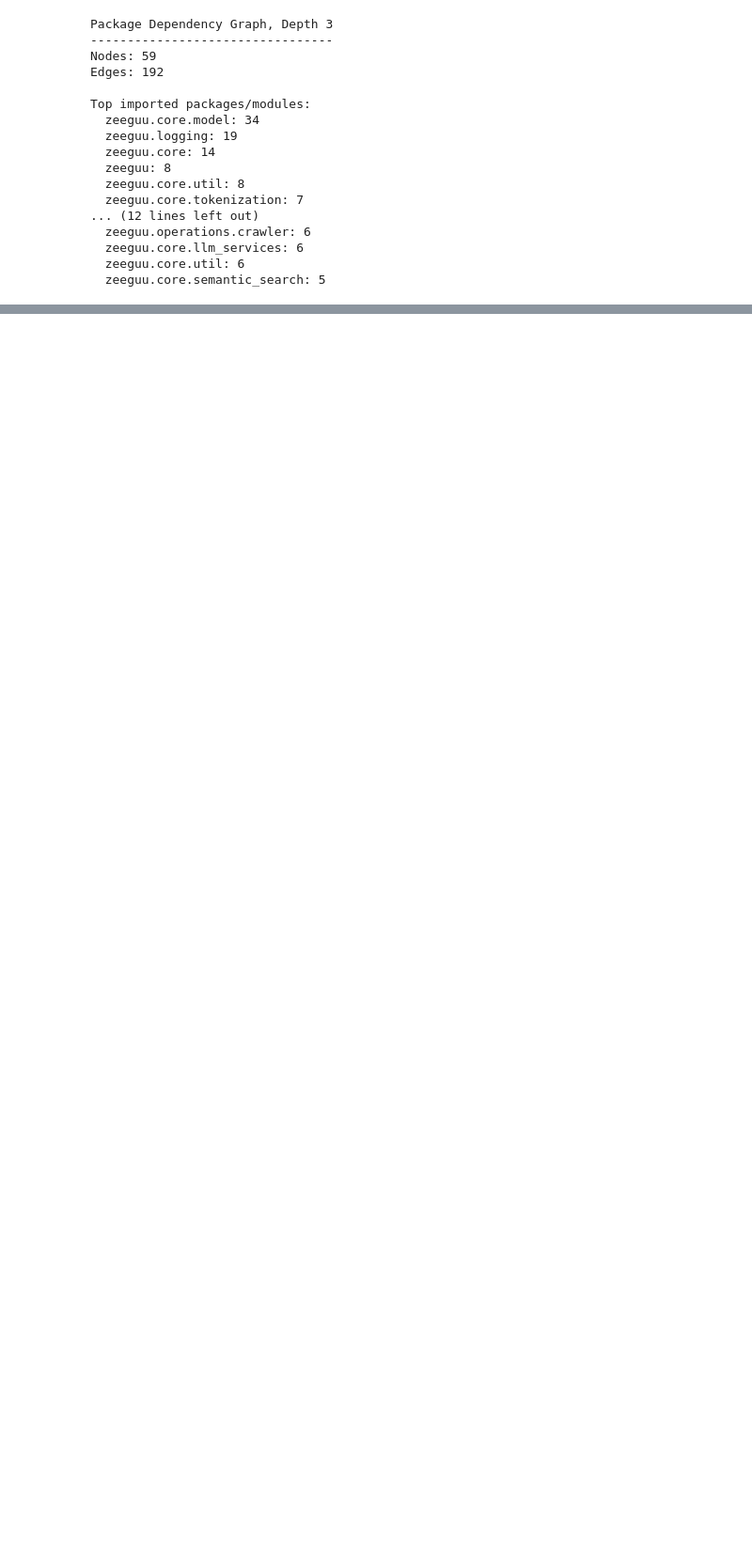
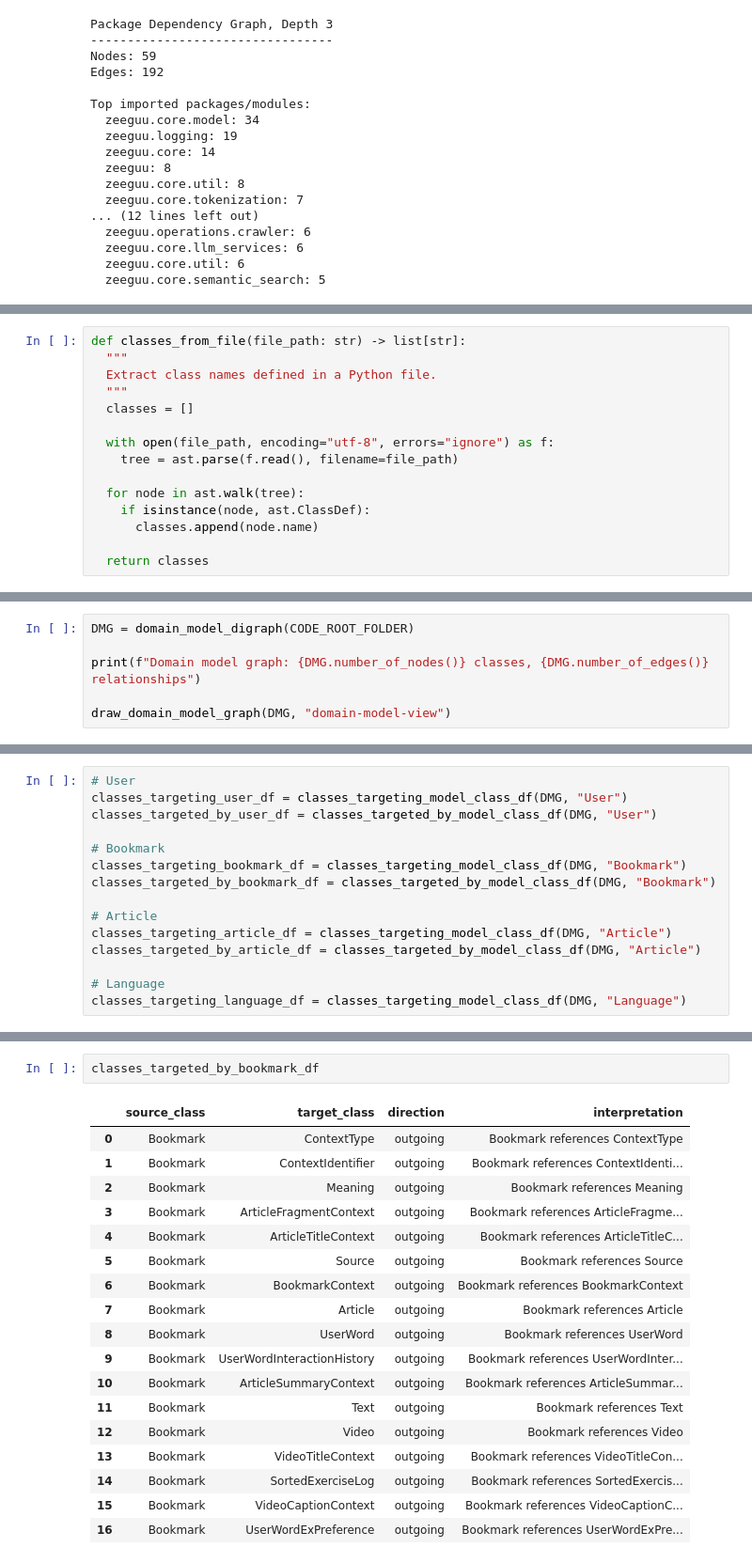
Before and after one commit to wowholasa/software-architecture-individual, a Jupyter notebook: zeeguu_architecture_recovery.ipynb, the cells around one changed output, grey strips where cells are left out. Shown at 94% size. Cells and saved outputs as stored; diff of their text form; blank space fills up the shorter version.

Commit message:
Domain Model View

```diff
--- a/zeeguu_architecture_recovery.ipynb
+++ b/zeeguu_architecture_recovery.ipynb
@@ -359,0 +372,15 @@ Top imported packages/modules:
+# %%
+def classes_from_file(file_path: str) -> list[str]:
+  """
+  Extract class names defined in a Python file.
+  """
+  classes = []
+
+  with open(file_path, encoding="utf-8", errors="ignore") as f:
+    tree = ast.parse(f.read(), filename=file_path)
+
+  for node in ast.walk(tree):
+    if isinstance(node, ast.ClassDef):
+      classes.append(node.name)
+
+  return classes
@@ -359,0 +555,6 @@ Top imported packages/modules:
+# %%
+DMG = domain_model_digraph(CODE_ROOT_FOLDER)
+
+print(f"Domain model graph: {DMG.number_of_nodes()} classes, {DMG.number_of_edges()} relationships")
+
+draw_domain_model_graph(DMG, "domain-model-view")
@@ -359,0 +734,15 @@ Top imported packages/modules:
+# %%
+# User
+classes_targeting_user_df = classes_targeting_model_class_df(DMG, "User")
+classes_targeted_by_user_df = classes_targeted_by_model_class_df(DMG, "User")
+
+# Bookmark
+classes_targeting_bookmark_df = classes_targeting_model_class_df(DMG, "Bookmark")
+classes_targeted_by_bookmark_df = classes_targeted_by_model_class_df(DMG, "Bookmark")
+
+# Article
+classes_targeting_article_df = classes_targeting_model_class_df(DMG, "Article")
+classes_targeted_by_article_df = classes_targeted_by_model_class_df(DMG, "Article")
+
+# Language
+classes_targeting_language_df = classes_targeting_model_class_df(DMG, "Language")
@@ -359,0 +805,21 @@ Top imported packages/modules:
+# %%
+classes_targeted_by_bookmark_df
+# %% [output]
+|  | source_class | target_class | direction | interpretation |
+| 0 | Bookmark | ContextType | outgoing | Bookmark references ContextType |
+| 1 | Bookmark | ContextIdentifier | outgoing | Bookmark references ContextIdenti... |
+| 2 | Bookmark | Meaning | outgoing | Bookmark references Meaning |
+| 3 | Bookmark | ArticleFragmentContext | outgoing | Bookmark references ArticleFragme... |
+| 4 | Bookmark | ArticleTitleContext | outgoing | Bookmark references ArticleTitleC... |
+| 5 | Bookmark | Source | outgoing | Bookmark references Source |
+| 6 | Bookmark | BookmarkContext | outgoing | Bookmark references BookmarkContext |
+| 7 | Bookmark | Article | outgoing | Bookmark references Article |
+| 8 | Bookmark | UserWord | outgoing | Bookmark references UserWord |
+| 9 | Bookmark | UserWordInteractionHistory | outgoing | Bookmark references UserWordInter... |
+| 10 | Bookmark | ArticleSummaryContext | outgoing | Bookmark references ArticleSummar... |
+| 11 | Bookmark | Text | outgoing | Bookmark references Text |
+| 12 | Bookmark | Video | outgoing | Bookmark references Video |
+| 13 | Bookmark | VideoTitleContext | outgoing | Bookmark references VideoTitleCon... |
+| 14 | Bookmark | SortedExerciseLog | outgoing | Bookmark references SortedExercis... |
+| 15 | Bookmark | VideoCaptionContext | outgoing | Bookmark references VideoCaptionC... |
+| 16 | Bookmark | UserWordExPreference | outgoing | Bookmark references UserWordExPre... |
```
Also changed, not shown: parts of 37 cells of this notebook, 1 other file.
